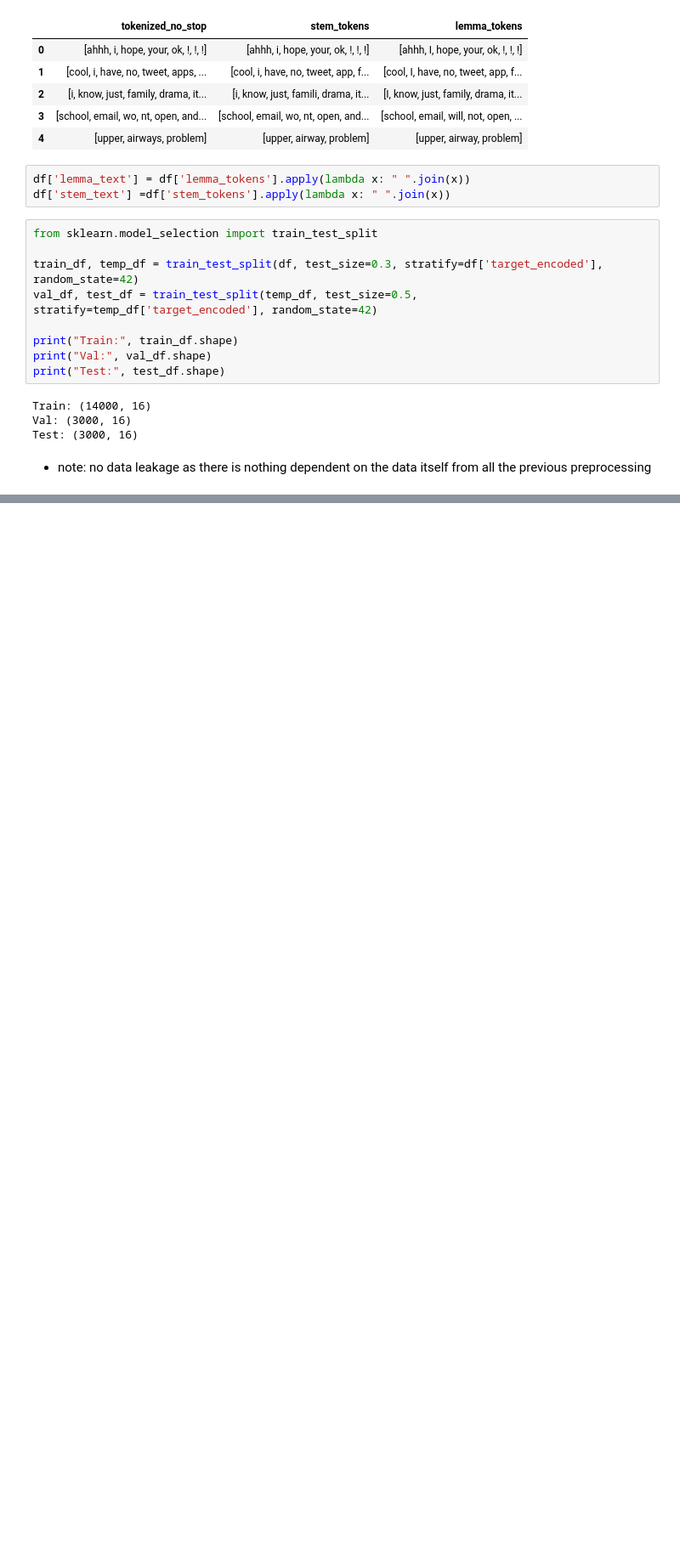
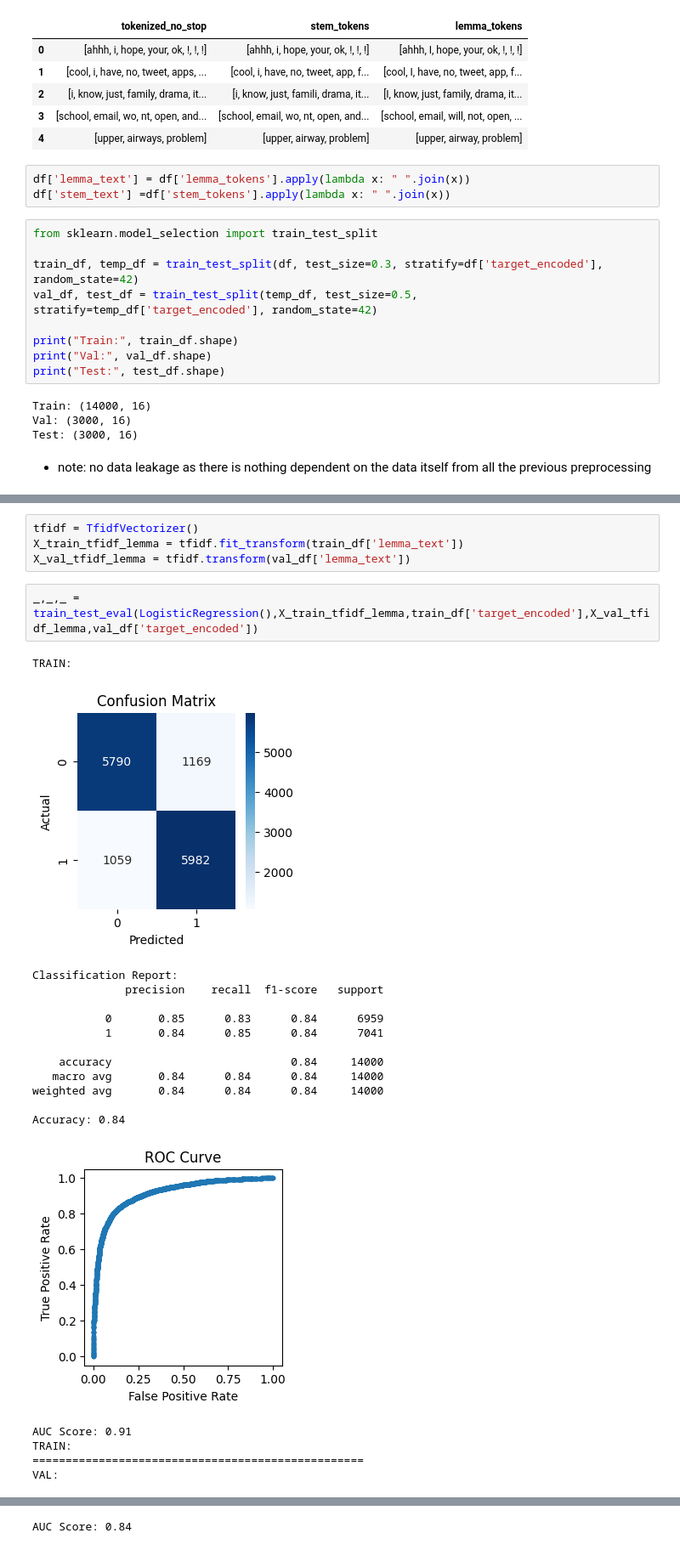
Before and after one commit to Yoyosalah/NLP_Sentiment_Dataset, a Jupyter notebook: NLP_task.ipynb, the cells around one changed output, grey strips where cells are left out. Shown at 85% size. Drawn from its saved outputs; the diff is of its cells as text; blank space fills up the shorter version.

```diff
--- a/NLP_task.ipynb
+++ b/NLP_task.ipynb
@@ -459,0 +559,25 @@ print(X.shape)
+# %%
+tfidf = TfidfVectorizer()
+X_train_tfidf_lemma = tfidf.fit_transform(train_df['lemma_text'])
+X_val_tfidf_lemma = tfidf.transform(val_df['lemma_text'])
+# %%
+_,_,_ = train_test_eval(LogisticRegression(),X_train_tfidf_lemma,train_df['target_encoded'],X_val_tfidf_lemma,val_df['target_encoded'])
+# %% [output]
+TRAIN:
+[figure, added]
+Classification Report:
+              precision    recall  f1-score   support
+
+           0       0.85      0.83      0.84      6959
+           1       0.84      0.85      0.84      7041
+
+    accuracy                           0.84     14000
+   macro avg       0.84      0.84      0.84     14000
+weighted avg       0.84      0.84      0.84     14000
+
+Accuracy: 0.84
+[figure, added]
+AUC Score: 0.91
+TRAIN:
+==================================================
+VAL:
@@ -459,0 +597 @@ print(X.shape)
+AUC Score: 0.84
```
Also changed, not shown: parts of 37 cells of this notebook, 3 other files.
